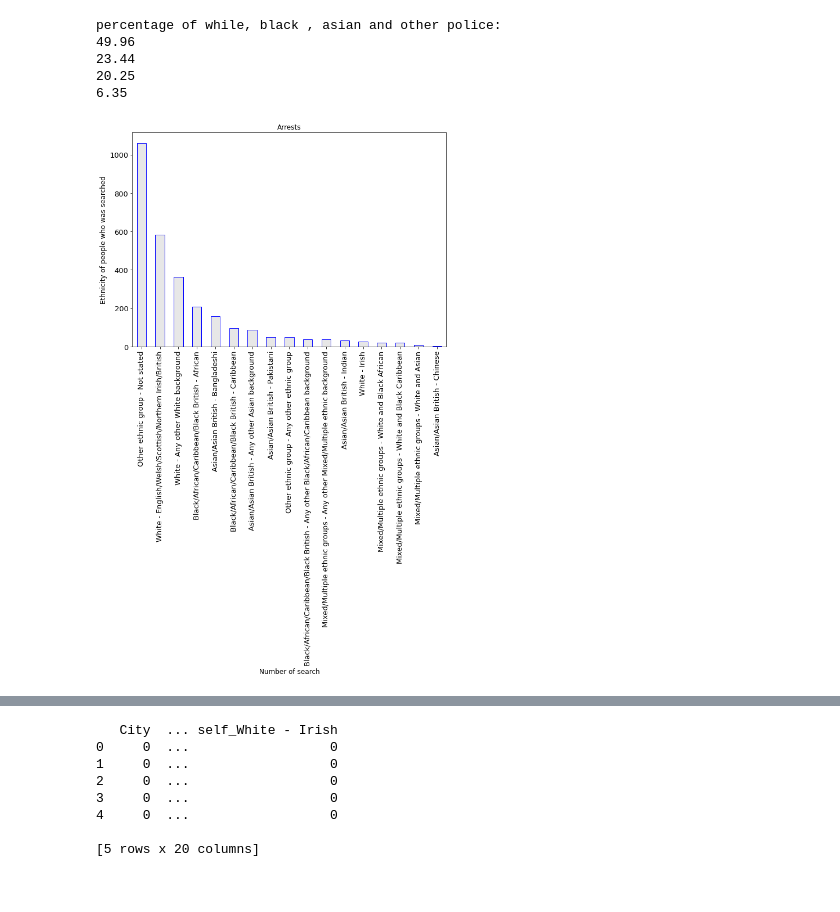
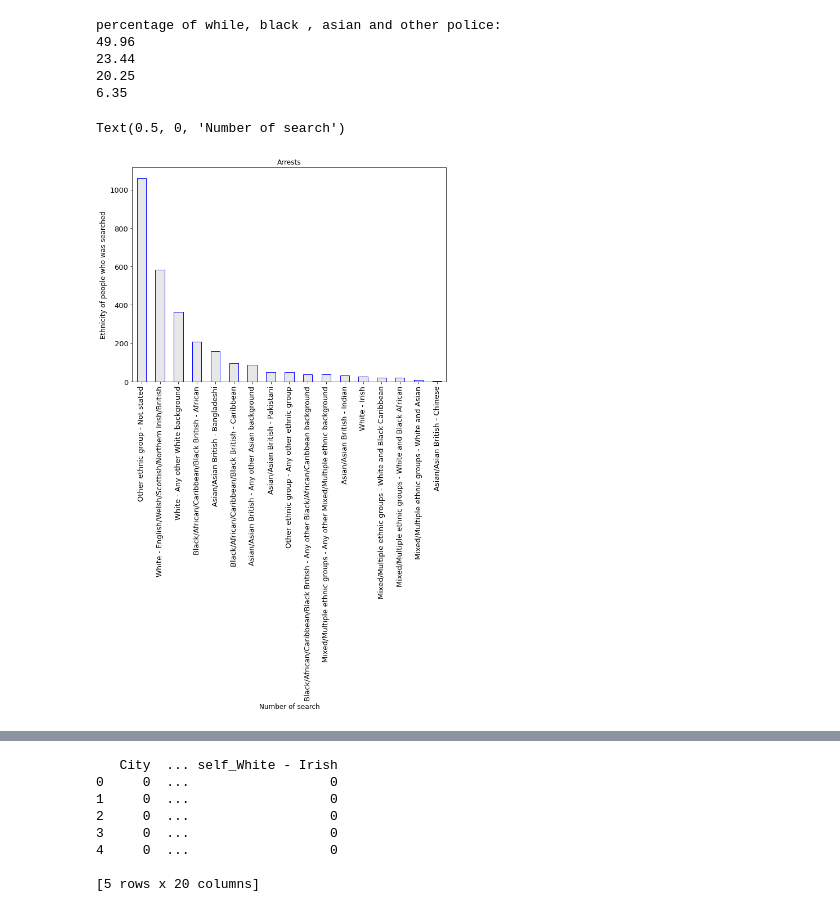
Before and after one commit to pateljay7018/CE888-7-SP-D.S.-and-decision-making-, a Jupyter notebook: Assignment-1/london_police_bias.ipynb, the cells around one changed output, grey strips where cells are left out. Drawn from its saved outputs; the diff is of its cells as text; code cells hidden in the pictures.

```diff
--- a/Assignment-1/london_police_bias.ipynb
+++ b/Assignment-1/london_police_bias.ipynb
@@ -224,22 +206,13 @@ percentage of while, black , asian and other police:
 # %%
 cx = data['Self-defined ethnicity'].value_counts().plot(kind='bar', figsize=(10,7),
                                         color=(0.1, 0.1, 0.1, 0.1),  edgecolor='blue', fontsize=13);
 cx.set_alpha(0.8)
 cx.set_title("Arrests", fontsize=12)
 cx.set_ylabel('Ethnicity of people who was searched', fontsize=12)
 cx.set_xlabel('Number of search', fontsize=12)
-
-# create a list to collect the plt.patches data
-totals = []
-
-# find the values and append to list
-for i in cx.patches:
-    totals.append(i.get_height())
-
-# set individual bar lables using above list
-total = sum(totals)
 # %% [output]
+Text(0.5, 0, 'Number of search')
-[figure, old version]
+[figure, new version]
 # %%
 one = data[["City","Officer-defined ethnicity","Self-defined ethnicity","Removal of more than just outer clothing"]]
 one.head()
```
Also changed, not shown: parts of 9 cells of this notebook.
